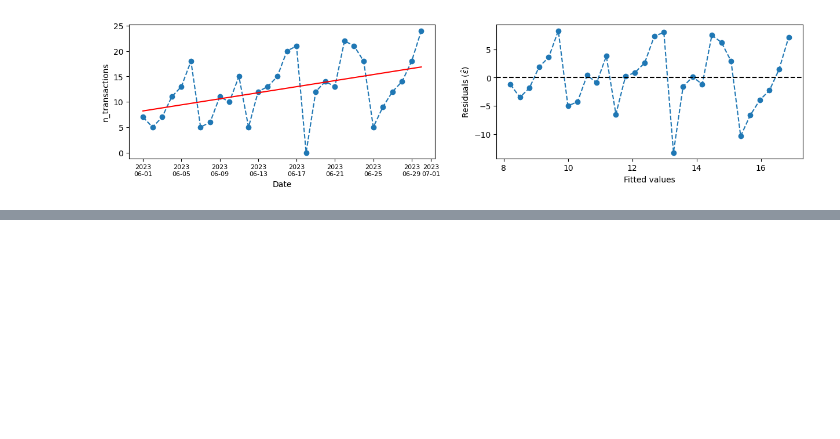
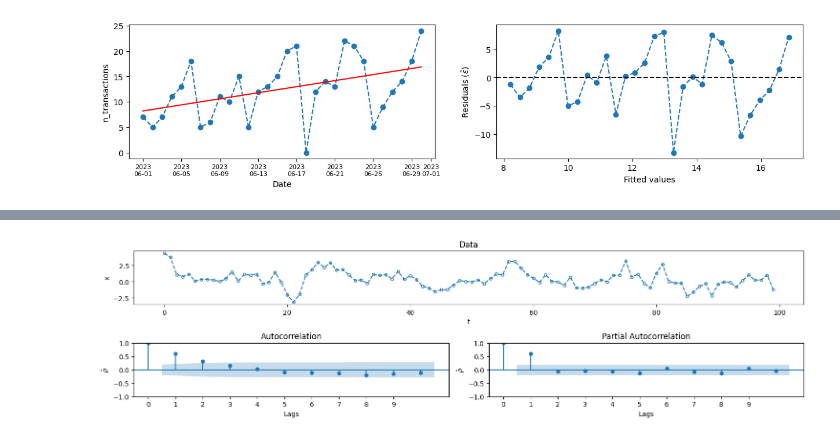
Before and after one commit to robetatis/study_notes_ml, a Jupyter notebook: time_series.ipynb, the cells around one changed output, grey strips where cells are left out. Drawn from its saved outputs; the diff is of its cells as text; code cells hidden in the pictures; blank space fills up the shorter version.

```diff
--- a/time_series.ipynb
+++ b/time_series.ipynb
@@ -64,0 +89,42 @@ Clearly, residuals are autocorrelated, so a simple OLS doesn't work because we'd
+# %%
+# generate toy data using a stochastic process x_t = delta + phi_1*x_{t-1} + w_t
+def generate_toy_data(n, x_0, delta, phi_1, sigma):
+    np.random.seed(10)
+    w = np.random.normal(0, sigma, size=n)
+    x = np.zeros(n)
+    x[0] = x_0 + w[0] # to generate the data, x_0 must be known
+    for t in range(1, n):
+        x[t] = delta + phi_1*x[t-1] + w[t]
+
+    return x
+
+
+def fit_ar_1(x):
+    pass
+
+def plot_example(x):
+    fig = plt.figure(figsize=(15, 4))
+    gs = fig.add_gridspec(2, 2)
+    ax0 = fig.add_subplot(gs[0, :])
+    ax0.set_title('Data')
+    ax0.plot(x, marker='o', markersize=4, linestyle='--', markerfacecolor='None')
+    ax0.set_xlabel('t')
+    ax0.set_ylabel('x')
+    ax1 = fig.add_subplot(gs[1, 0])
+    plot_acf(x, lags=10, ax=ax1)
+    ax1.set_xticks(range(10))
+    ax1.set_xlabel('Lags')
+    ax1.set_ylabel(r'$\hat{\rho}$')
+    ax2 = fig.add_subplot(gs[1, 1])
+    plot_pacf(x, lags=10, ax=ax2)
+    ax2.set_xticks(range(10))
+    ax2.set_xlabel('Lags')
+    ax2.set_ylabel(r'$\hat{\rho}$')
+    plt.tight_layout()
+    plt.show()
+
+
+x = generate_toy_data(n=100, x_0=3, delta=0, phi_1=0.7, sigma=1)
+plot_example(x)
+# %% [output]
+[figure, added]
```
Also changed, not shown: parts of 8 cells of this notebook, 15 other files.
